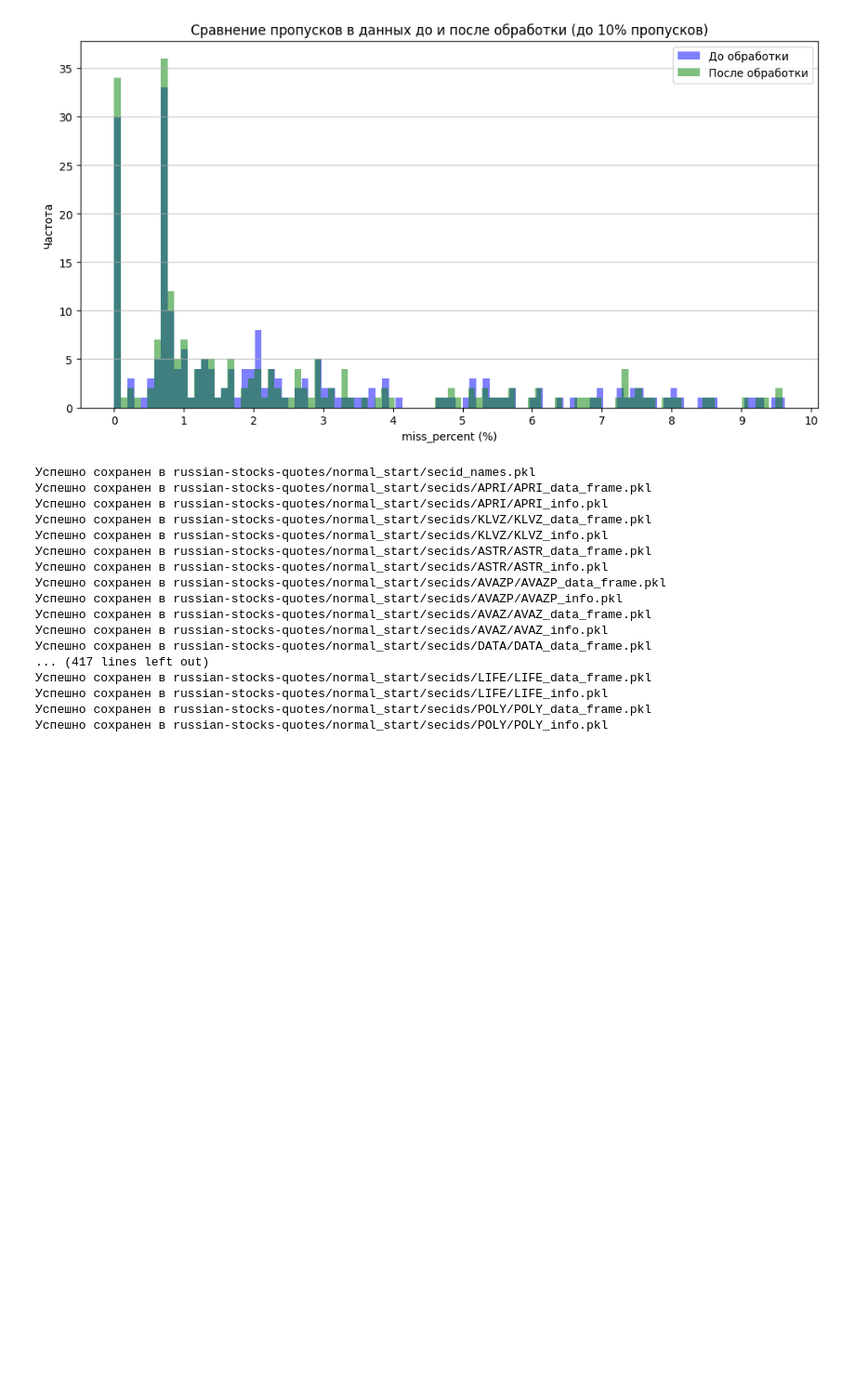
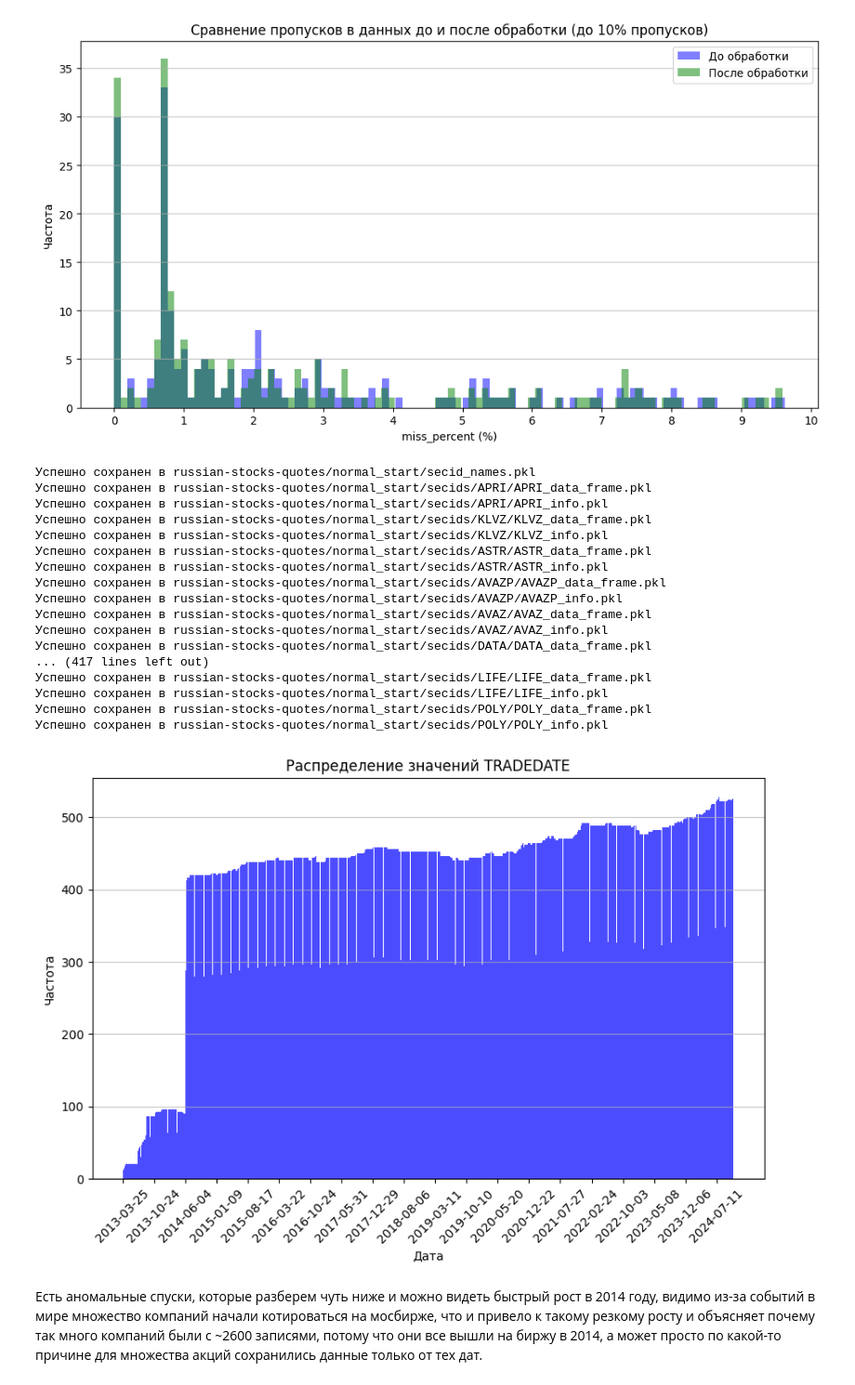
Before and after one commit to AlexTrigolos/forecasting_russian_stock_prices, a Jupyter notebook: data_analysis_and_processing/Анализ_и_обработка_данных.ipynb, the cells around one changed output. Shown at 93% size. Saved outputs shown, nothing was run; the diff lists cells and outputs as text; code cells hidden in the pictures; blank space fills up the shorter version.

Commit message:
Добавил заполнение пропусков и чуть больше анализов

```diff
--- a/data_analysis_and_processing/Анализ_и_обработка_данных.ipynb
+++ b/data_analysis_and_processing/Анализ_и_обработка_данных.ipynb
@@ -335,3 +325,22 @@ upload_data_to_s3(normal_start_dataframe_data, 'normal_start/')
 Успешно сохранен в russian-stocks-quotes/normal_start/secids/LIFE/LIFE_info.pkl
 Успешно сохранен в russian-stocks-quotes/normal_start/secids/POLY/POLY_data_frame.pkl
 Успешно сохранен в russian-stocks-quotes/normal_start/secids/POLY/POLY_info.pkl
+# %%
+import matplotlib.pyplot as plt
+
+tradedate = []
+for data in normal_start_dataframe_data.values():
+    tradedate.extend(data['data_frame']['TRADEDATE'].apply(lambda x: x.strftime('%Y-%m-%d')).tolist())
+tradedate_df = pd.DataFrame(sorted(tradedate), columns=['TRADEDATE'])
+plt.figure(figsize=(10, 6))
+plt.hist(tradedate_df['TRADEDATE'], bins=1000, color='blue', alpha=0.7)
+plt.title('Распределение значений TRADEDATE')
+plt.xlabel('Дата')
+plt.ylabel('Частота')
+plt.xticks(list(sorted(set(tradedate_df['TRADEDATE'])))[::150], rotation=45)
+plt.grid(axis='y', alpha=0.75)
+plt.show()
+# %% [output]
+[figure, added]
+# %% [markdown]
+Есть аномальные спуски, которые разберем чуть ниже и можно видеть быстрый рост в 2014 году, видимо из-за событий в мире множество компаний начали котироваться на мосбирже, что и привело к такому резкому росту и объясняет почему так много компаний были с ~2600 записями, потому что они все вышли на биржу в 2014, а может просто по какой-то причине для множества акций сохранились данные только от тех дат.
```
Also changed, not shown: parts of 31 cells of this notebook.
